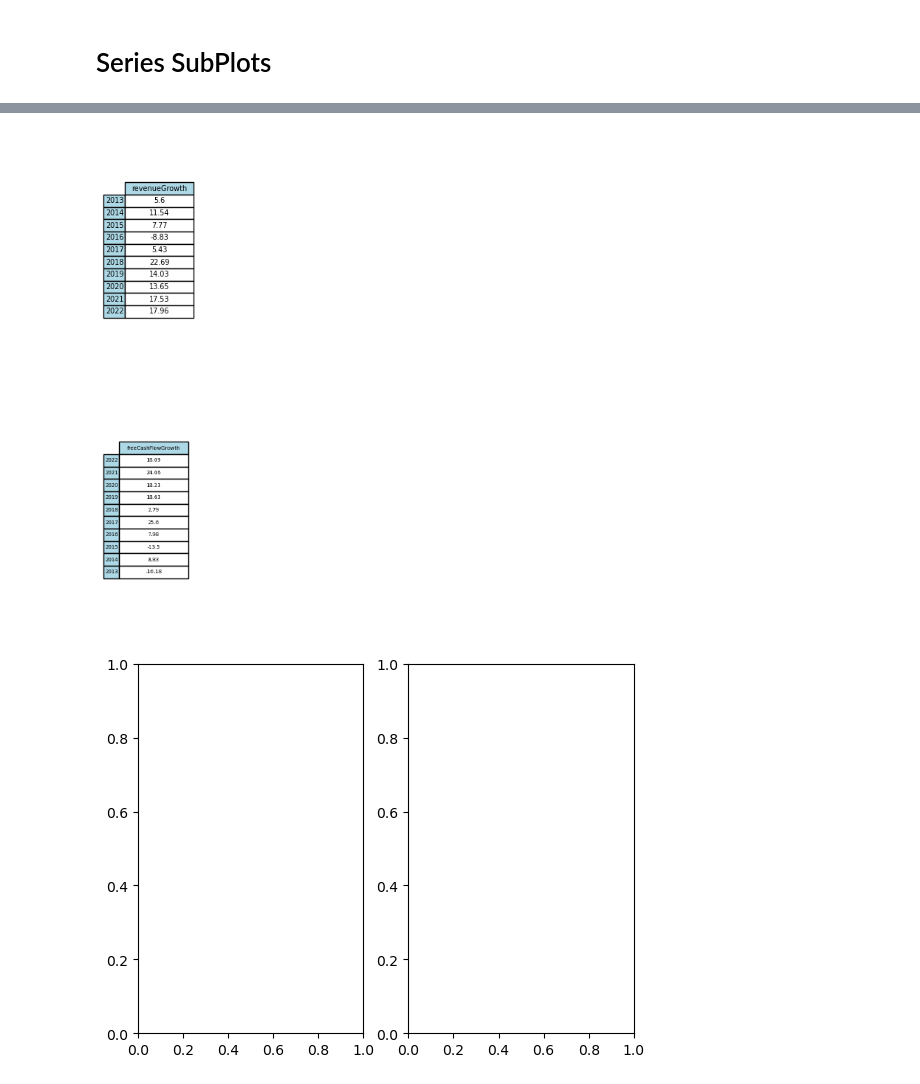
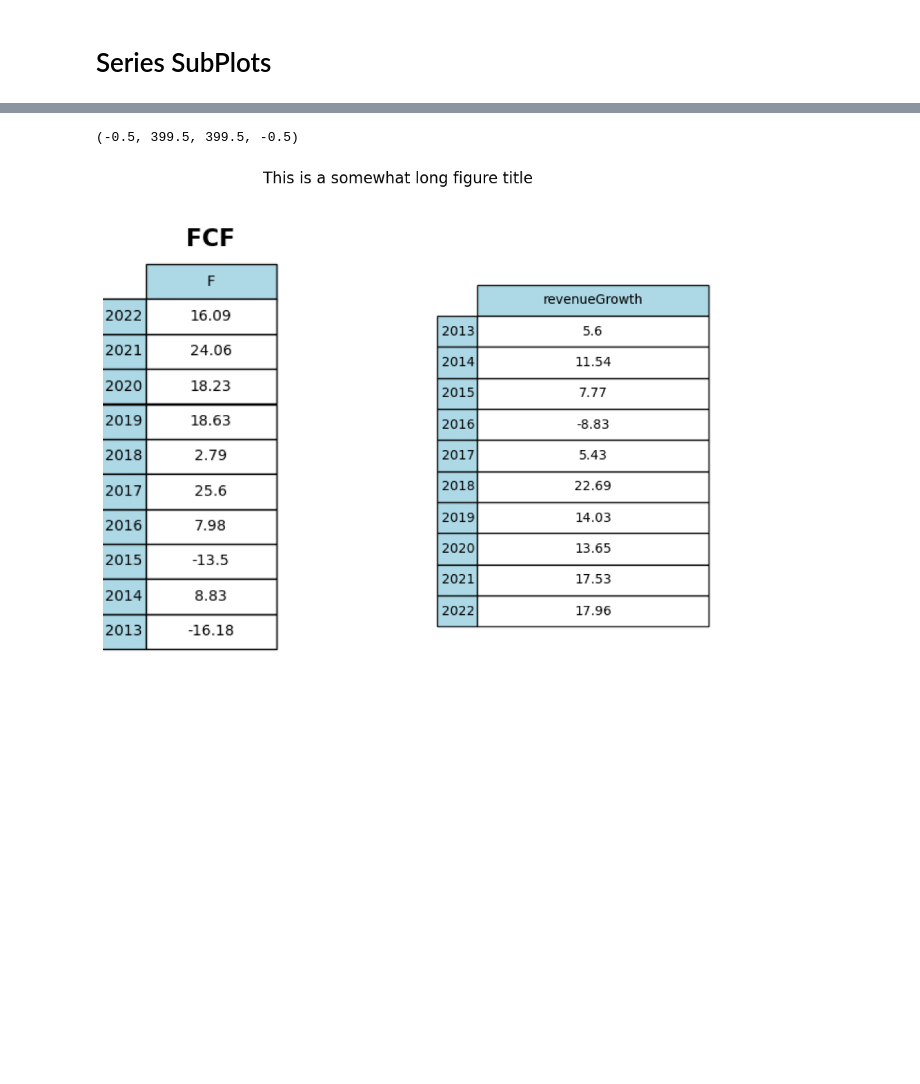
Before and after one commit to xitxat/FundamentalAnalysis, a Jupyter notebook: FA/Value01.ipynb, the cells around one changed output, grey strips where cells are left out. Drawn from its saved outputs; the diff is of its cells as text; code cells hidden in the pictures; blank space fills up the shorter version.

```diff
--- a/FA/Value01.ipynb
+++ b/FA/Value01.ipynb
@@ -767,44 +774,0 @@ Name: revenueGrowth, dtype: object
-# %%
-#define subplots
-# fig, ax = plt.subplots(2, 1, figsize=(10,7))
-# fig.tight_layout()
-
-
-
-fig, ax_RevG =plt.subplots(figsize=(12,4))
-
-ax_RevG.axis('tight')
-ax_RevG.axis('off')
-# ax.set_title("Table", fontsize=16, weight='bold')
-tbl_RevGrowth = ax_RevG.table(rowLabels=df_rg.index,
-                        rowColours =["lightblue"] * 10 ,
-                        colColours =["lightblue"] * 10 ,
-                        cellText=df_rg.values,
-                        cellLoc="center",
-                        colLabels=(  df_rg.columns),
-                        loc='left',
-                        colWidths=[0.1])
-
-
-fig, ax =plt.subplots(figsize=(12,4))
-
-ax.axis('tight')
-ax.axis('off')
-# ax.set_title("Table", fontsize=16, weight='bold')
-the_table = ax.table(rowLabels=df_fx.index,
-                        rowColours =["lightblue"] * 10 ,
-                        colColours =["lightblue"] * 10 ,
-                        cellText=df_fx.values,
-                        cellLoc="center",
-                        colLabels=(  df_fx.columns),
-                        loc='left',
-                        colWidths=[0.1])
-
-fig = plt.figure()
-
-ax1 = fig.add_subplot(121, )
-ax2 = fig.add_subplot(122)
-# %% [output]
-[figure, removed]
-[figure, removed]
-[figure, removed]
@@ -810,0 +780,29 @@ ax2 = fig.add_subplot(122)
+# %%
+
+# figure size in inches optional
+# rcParams['figure.figsize'] = 11 ,8
+# plt.axis('off')
+
+# read images
+img_A = mpimg.imread('IMG\\fcf10yr.png')
+img_B = mpimg.imread('IMG\\revenueGrowth10yr.png')
+
+
+
+# display images : Rows, Columns
+fig, ax = plt.subplots(1,2, constrained_layout=True)
+fig.suptitle('This is a somewhat long figure title', fontsize=16)
+
+ax[0].axis('off')
+ax[0].imshow(img_A)
+
+# ax[0].set_title('subplot 1')
+# ax[0].set_xlabel('distance (m)')
+# ax[0].set_ylabel('Damped oscillation')
+
+
+ax[1].imshow(img_B)
+ax[1].axis('off')
+# %% [output]
+(-0.5, 399.5, 399.5, -0.5)
+[figure, added]
```
Also changed, not shown: parts of 18 cells of this notebook, 2 other files.
